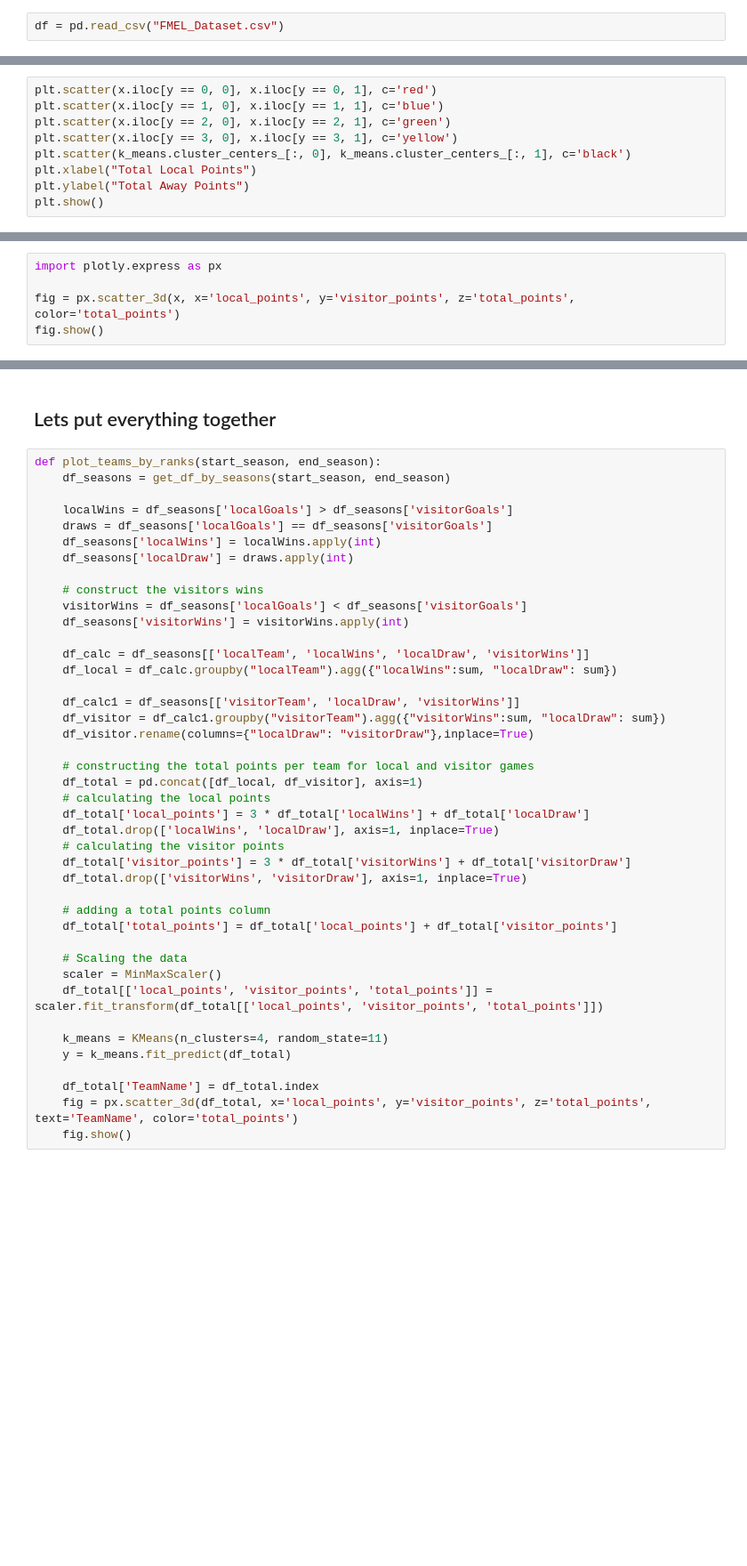
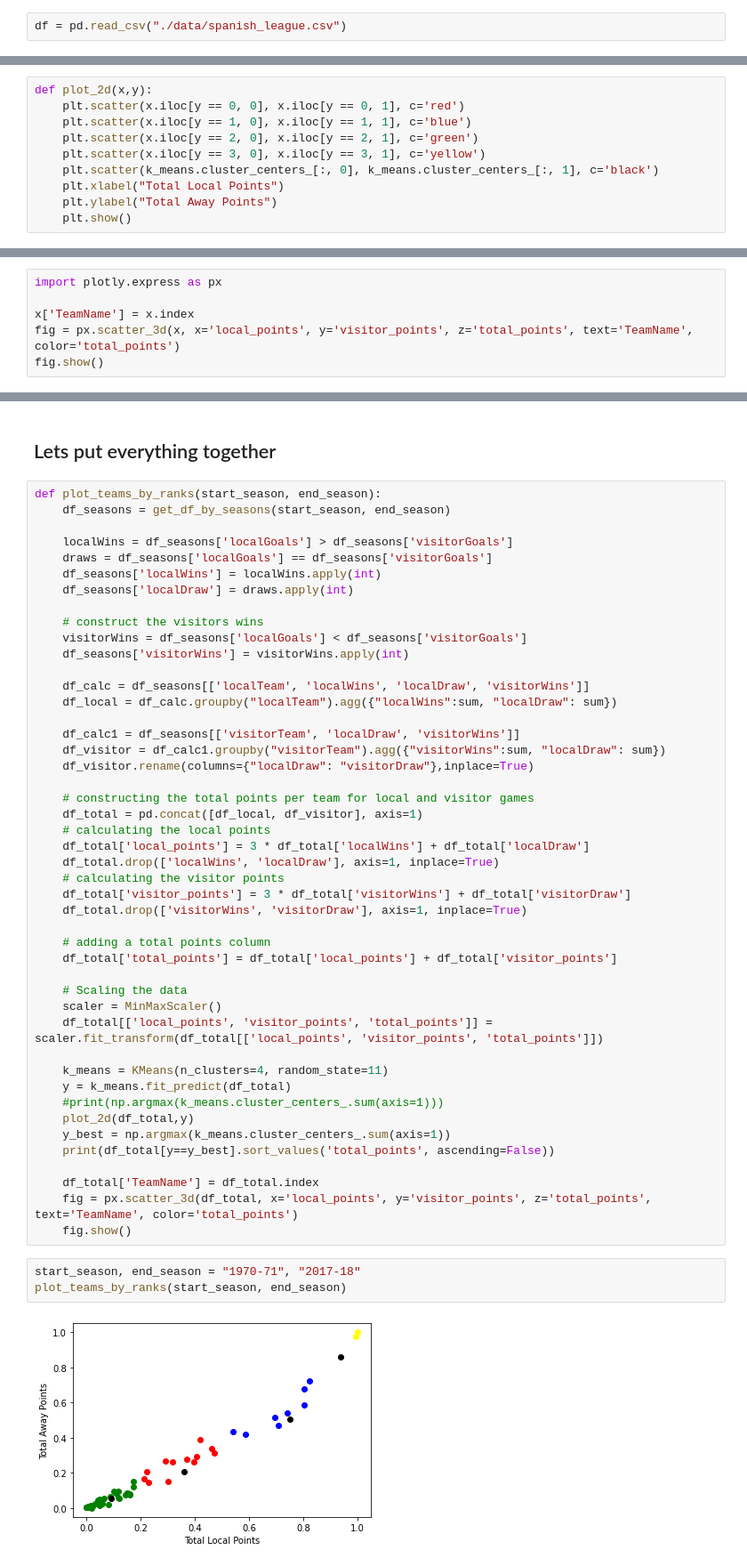
Before and after one commit to tgoldfeder/data-science-notebooks, a Jupyter notebook: machine-learning/spanish_league_teams_cluster.ipynb, the cells around one changed output, grey strips where cells are left out. Shown at 89% size. Saved outputs shown, nothing was run; the diff lists cells and outputs as text; blank space fills up the shorter version.

Commit message:
adding plot_2d to final function

```diff
--- a/machine-learning/spanish_league_teams_cluster.ipynb
+++ b/machine-learning/spanish_league_teams_cluster.ipynb
@@ -10,7 +10,7 @@ import seaborn as sns
 # %% [markdown]
 ## Loading and exploring the data
 # %%
-df = pd.read_csv("FMEL_Dataset.csv")
+df = pd.read_csv("./data/spanish_league.csv")
 # %%
 df.head()
 # %% [output]
@@ -307,11 +305,12 @@ array([1, 2, 0, 0, 2, 1, 3, 3, 1, 3, 1, 2, 1, 3, 3, 1, 1, 3, 3, 1, 1, 1,
 # %%
 x = df_total.copy() # For easy use
 # %%
-plt.scatter(x.iloc[y == 0, 0], x.iloc[y == 0, 1], c='red')
-plt.scatter(x.iloc[y == 1, 0], x.iloc[y == 1, 1], c='blue')
-plt.scatter(x.iloc[y == 2, 0], x.iloc[y == 2, 1], c='green')
-plt.scatter(x.iloc[y == 3, 0], x.iloc[y == 3, 1], c='yellow')
-plt.scatter(k_means.cluster_centers_[:, 0], k_means.cluster_centers_[:, 1], c='black')
-plt.xlabel("Total Local Points")
-plt.ylabel("Total Away Points")
-plt.show()
+def plot_2d(x,y):
+    plt.scatter(x.iloc[y == 0, 0], x.iloc[y == 0, 1], c='red')
+    plt.scatter(x.iloc[y == 1, 0], x.iloc[y == 1, 1], c='blue')
+    plt.scatter(x.iloc[y == 2, 0], x.iloc[y == 2, 1], c='green')
+    plt.scatter(x.iloc[y == 3, 0], x.iloc[y == 3, 1], c='yellow')
+    plt.scatter(k_means.cluster_centers_[:, 0], k_means.cluster_centers_[:, 1], c='black')
+    plt.xlabel("Total Local Points")
+    plt.ylabel("Total Away Points")
+    plt.show()
@@ -331,7 +332,8 @@ x.iloc[y==0]
 # %%
 import plotly.express as px
 
-fig = px.scatter_3d(x, x='local_points', y='visitor_points', z='total_points', color='total_points')
+x['TeamName'] = x.index
+fig = px.scatter_3d(x, x='local_points', y='visitor_points', z='total_points', text='TeamName', color='total_points')
 fig.show()
 # %% [output]
 [interactive output not drawn]
@@ -375,7 +378,16 @@ def plot_teams_by_ranks(start_season, end_season):
 
     k_means = KMeans(n_clusters=4, random_state=11)
     y = k_means.fit_predict(df_total)
+    #print(np.argmax(k_means.cluster_centers_.sum(axis=1)))
+    plot_2d(df_total,y)
+    y_best = np.argmax(k_means.cluster_centers_.sum(axis=1))
+    print(df_total[y==y_best].sort_values('total_points', ascending=False))
 
     df_total['TeamName'] = df_total.index
     fig = px.scatter_3d(df_total, x='local_points', y='visitor_points', z='total_points', text='TeamName', color='total_points')
     fig.show()
+# %%
+start_season, end_season = "1970-71", "2017-18"
+plot_teams_by_ranks(start_season, end_season)
+# %% [output]
+[figure, added]
```
Also changed, not shown: parts of 8 cells of this notebook, 1 other file.
